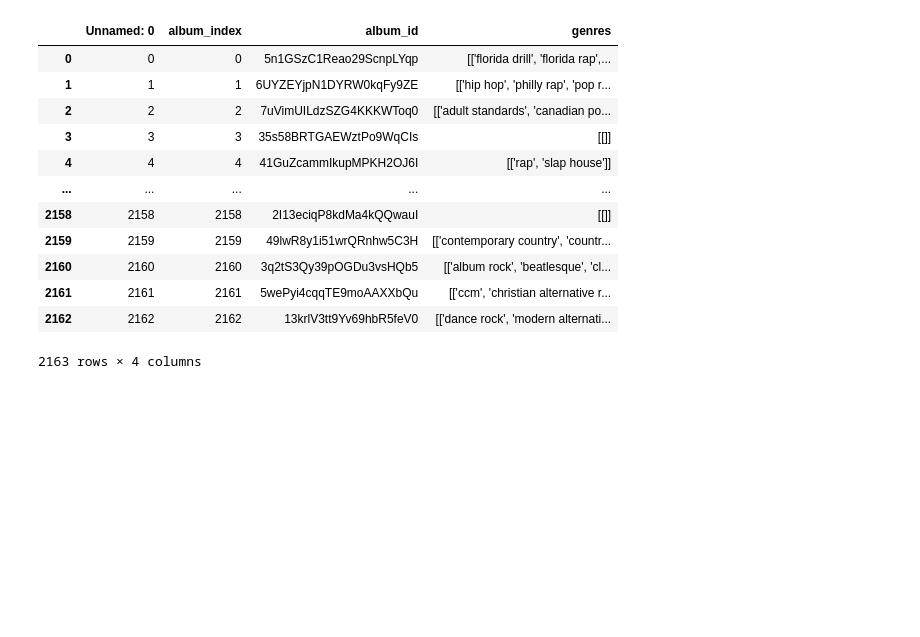
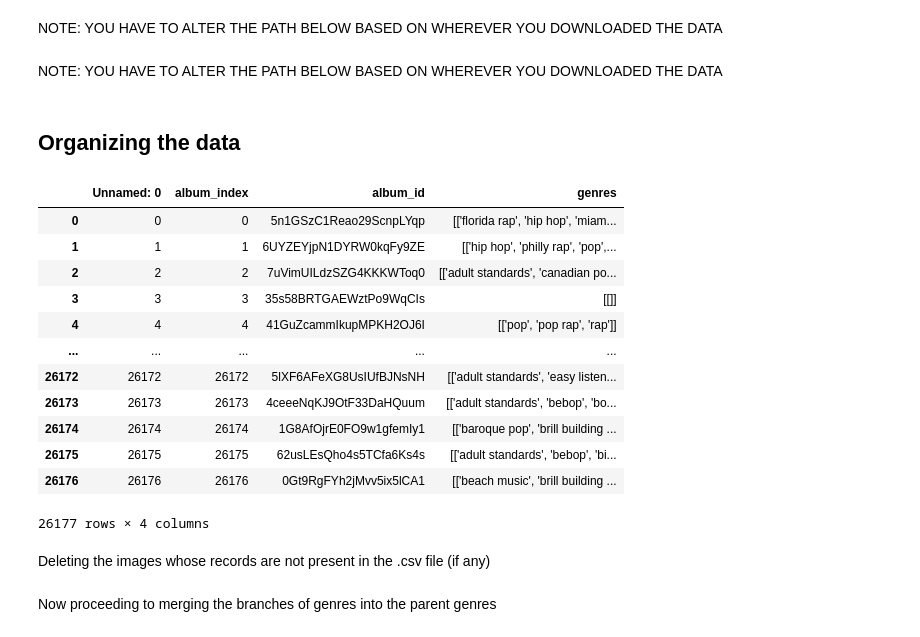
Before and after one commit to Yehor-Mishchyriak/Genre_based_on_album_cover, a Jupyter notebook: organizing.ipynb, the cells around one changed output. Drawn from its saved outputs; the diff is of its cells as text; code cells hidden in the pictures; blank space fills up the shorter version.

```diff
--- a/organizing.ipynb
+++ b/organizing.ipynb
@@ -15,0 +33,2 @@ NOTE: YOU HAVE TO ALTER THE PATH BELOW BASED ON WHEREVER YOU DOWNLOADED THE DATA
+# %% [markdown]
+NOTE: YOU HAVE TO ALTER THE PATH BELOW BASED ON WHEREVER YOU DOWNLOADED THE DATA
@@ -15,0 +37,2 @@ NOTE: YOU HAVE TO ALTER THE PATH BELOW BASED ON WHEREVER YOU DOWNLOADED THE DATA
+# %% [markdown]
+NOTE: YOU HAVE TO ALTER THE PATH BELOW BASED ON WHEREVER YOU DOWNLOADED THE DATA
@@ -16,17 +41,21 @@ NOTE: YOU HAVE TO ALTER THE PATH BELOW BASED ON WHEREVER YOU DOWNLOADED THE DATA
+# %% [markdown]
+## Organizing the data
 # %%
-df = pd.read_csv("/home/yehor/Desktop/Genre_based_on_album_cover/raw_data.csv")
+df = pd.read_csv("/home/yehor/Desktop/Genre_based_on_album_cover/large_dataset.csv")
 df
 # %% [output]
 |  | Unnamed: 0 | album_index | album_id | genres |
-| 0 | 0 | 0 | 5n1GSzC1Reao29ScnpLYqp | [['florida drill', 'florida rap',... |
-| 1 | 1 | 1 | 6UYZEYjpN1DYRW0kqFy9ZE | [['hip hop', 'philly rap', 'pop r... |
+| 0 | 0 | 0 | 5n1GSzC1Reao29ScnpLYqp | [['florida rap', 'hip hop', 'miam... |
+| 1 | 1 | 1 | 6UYZEYjpN1DYRW0kqFy9ZE | [['hip hop', 'philly rap', 'pop',... |
 | 2 | 2 | 2 | 7uVimUILdzSZG4KKKWToq0 | [['adult standards', 'canadian po... |
 | 3 | 3 | 3 | 35s58BRTGAEWztPo9WqCIs | [[]] |
-| 4 | 4 | 4 | 41GuZcammIkupMPKH2OJ6I | [['rap', 'slap house']] |
+| 4 | 4 | 4 | 41GuZcammIkupMPKH2OJ6I | [['pop', 'pop rap', 'rap']] |
 | ... | ... | ... | ... | ... |
-| 2158 | 2158 | 2158 | 2I13eciqP8kdMa4kQQwauI | [[]] |
-| 2159 | 2159 | 2159 | 49lwR8y1i51wrQRnhw5C3H | [['contemporary country', 'countr... |
-| 2160 | 2160 | 2160 | 3q2tS3Qy39pOGDu3vsHQb5 | [['album rock', 'beatlesque', 'cl... |
-| 2161 | 2161 | 2161 | 5wePyi4cqqTE9moAAXXbQu | [['ccm', 'christian alternative r... |
-| 2162 | 2162 | 2162 | 13krlV3tt9Yv69hbR5feV0 | [['dance rock', 'modern alternati... |
+| 26172 | 26172 | 26172 | 5lXF6AFeXG8UsIUfBJNsNH | [['adult standards', 'easy listen... |
+| 26173 | 26173 | 26173 | 4ceeeNqKJ9OtF33DaHQuum | [['adult standards', 'bebop', 'bo... |
+| 26174 | 26174 | 26174 | 1G8AfOjrE0FO9w1gfemIy1 | [['baroque pop', 'brill building ... |
+| 26175 | 26175 | 26175 | 62usLEsQho4s5TCfa6Ks4s | [['adult standards', 'bebop', 'bi... |
+| 26176 | 26176 | 26176 | 0Gt9RgFYh2jMvv5ix5lCA1 | [['beach music', 'brill building ... |
-2163 rows × 4 columns
+26177 rows × 4 columns
+# %% [markdown]
+Deleting the images whose records are not present in the .csv file (if any)
@@ -33 +64,3 @@ df
+# %% [markdown]
+Now proceeding to merging the branches of genres into the parent genres
 # %%
```
Also changed, not shown: parts of 18 cells of this notebook, 2 other files.
